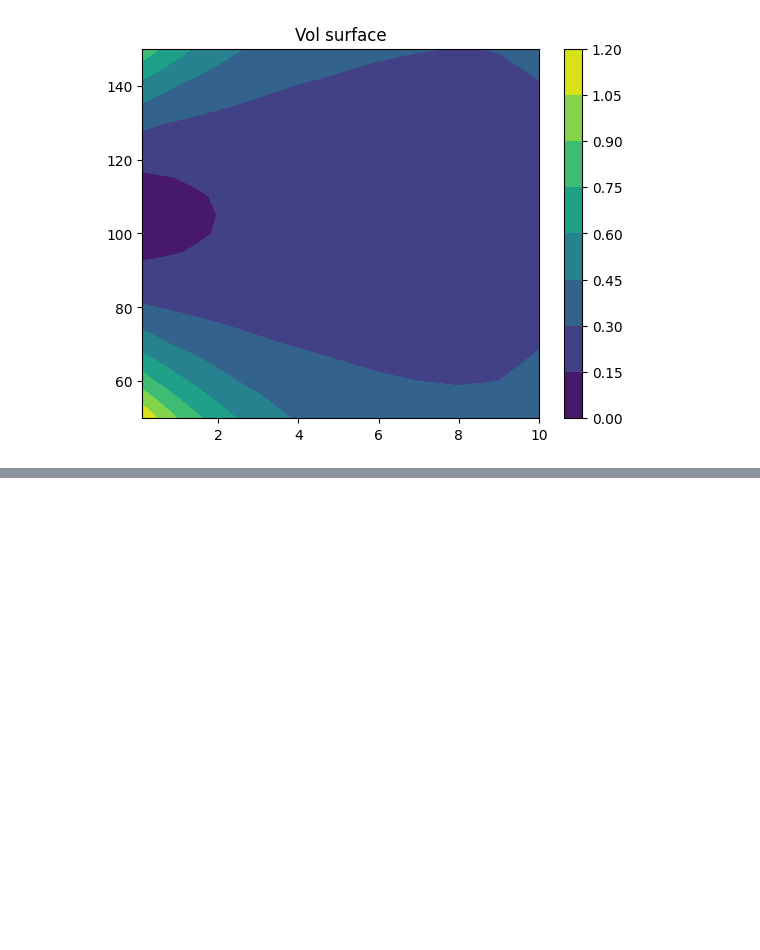
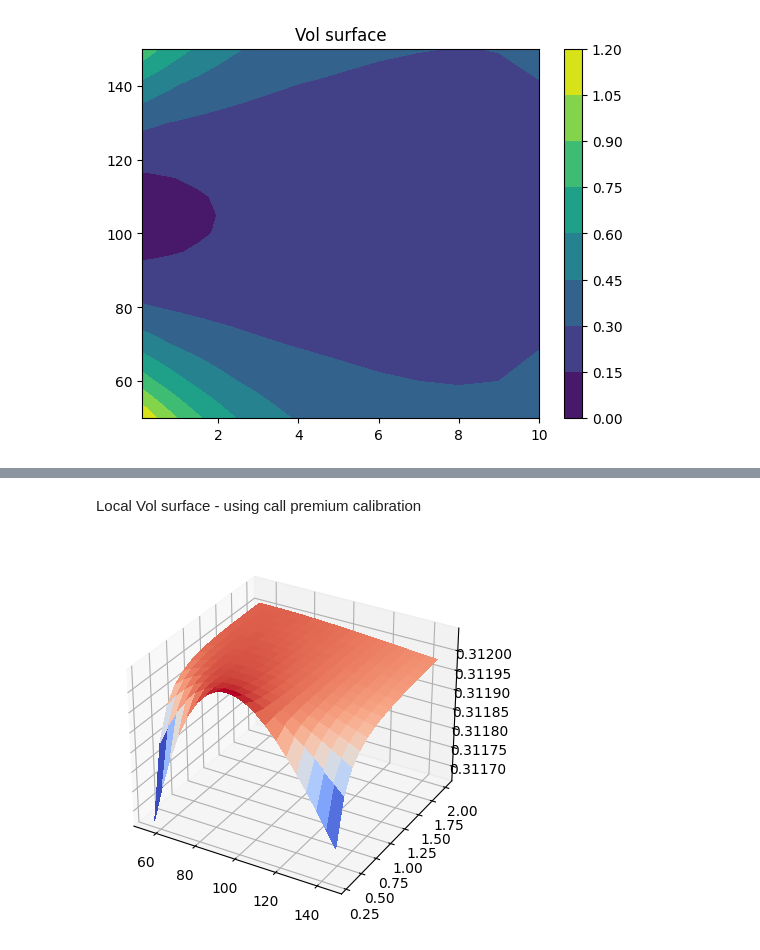
Before and after one commit to KYLChiu/ExoticMonteCarloEngine, a Jupyter notebook: python/ExoticEngine/ImpliedVolCalibration.ipynb, the cells around one changed output, grey strips where cells are left out. Drawn from its saved outputs; the diff is of its cells as text; code cells hidden in the pictures; blank space fills up the shorter version.

```diff
--- a/python/ExoticEngine/ImpliedVolCalibration.ipynb
+++ b/python/ExoticEngine/ImpliedVolCalibration.ipynb
@@ -89,0 +121,8 @@ Probable causes: either s or m too small. (fp>s)
+# %% [markdown]
+Local Vol surface - using call premium calibration
+# %%
+fig, ax = plt.subplots(subplot_kw={"projection": "3d"})
+surf = ax.plot_surface(KK, TT, local_vol_surface_dupire, cmap=cm.coolwarm, linewidth=0, antialiased=False
+                       )
+# %% [output]
+[figure, added]
```
Also changed, not shown: parts of 12 cells of this notebook.
